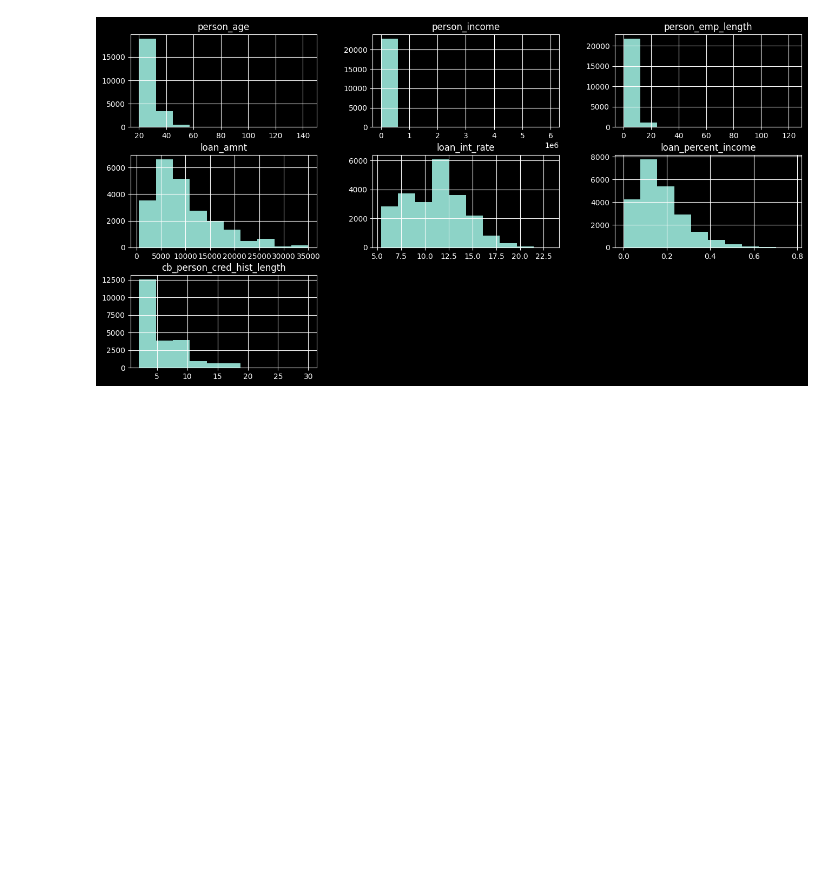
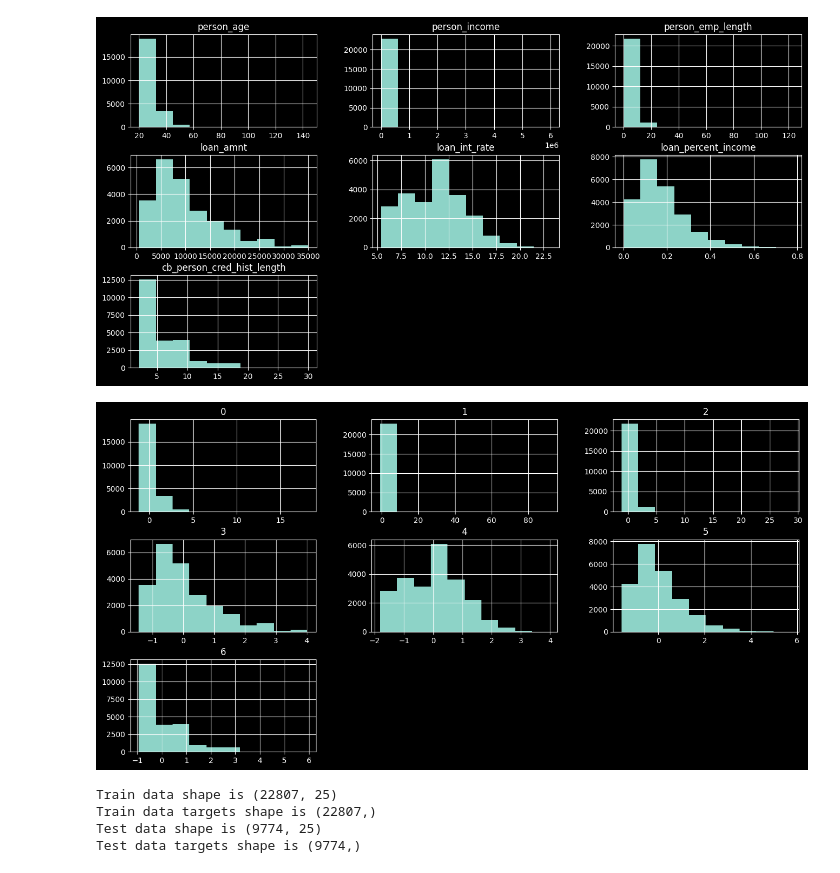
Before and after one commit to Keithan-Smith/consumer_loans, a Jupyter notebook: src/consumer_loans.ipynb, the cells around one changed output. Drawn from its saved outputs; the diff is of its cells as text; code cells hidden in the pictures; blank space fills up the shorter version.

Commit message:
complete preprocessing of input

```diff
--- a/src/consumer_loans.ipynb
+++ b/src/consumer_loans.ipynb
@@ -293,3 +293,23 @@ df_train_features_numvars.hist(figsize=(16, 8))
 plt.show()
 # %% [output]
 [figure]
+# %%
+from sklearn.preprocessing import StandardScaler, MinMaxScaler
+# Instantiate models
+standard_scaler = StandardScaler()
+# minmax_scaler = MinMaxScaler()
+
+# Fit and Transform the training numerical variables using StandardScaler
+df_train_features_numvars_std = pd.DataFrame(standard_scaler.fit_transform(df_train_features_numvars))
+# Transform the testing numerical variables using StandardScaler
+df_test_features_numvars_std = pd.DataFrame(standard_scaler.transform(df_test_features_numvars))
+
+# Fit and Transform the training numerical variables using MinMaxScaler
+# df_train_features_numvars_minmax = pd.DataFrame(minmax_scaler.fit_transform(df_train_features_numvars))
+# Transform the testing numerical variables using MinMaxScaler
+# df_test_features_numvars_minmax = pd.DataFrame(minmax_scaler.transform(df_test_features_numvars))
+# %%
+df_train_features_numvars_std.hist(figsize=(16, 8))
+plt.show()
+# %% [output]
+[figure, added]
@@ -295,0 +320,12 @@ plt.show()
+# %%
+# Confirm shapes of our train/test data and corresponding targets
+print(f'Train data shape is {df_train_features_processed.shape}')
+print(f'Train data targets shape is {df_train_targets.shape}')
+
+print(f'Test data shape is {df_test_features_processed.shape}')
+print(f'Test data targets shape is {df_test_targets.shape}')
+# %% [output]
+Train data shape is (22807, 25)
+Train data targets shape is (22807,)
+Test data shape is (9774, 25)
+Test data targets shape is (9774,)
```
Also changed, not shown: parts of 2 cells of this notebook.
